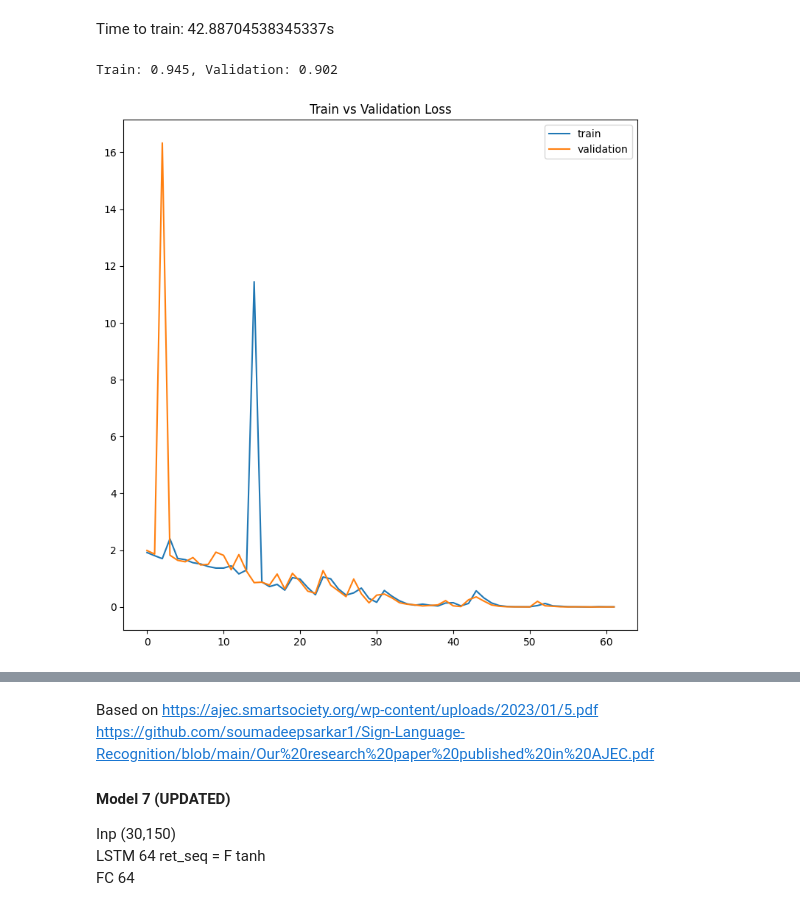
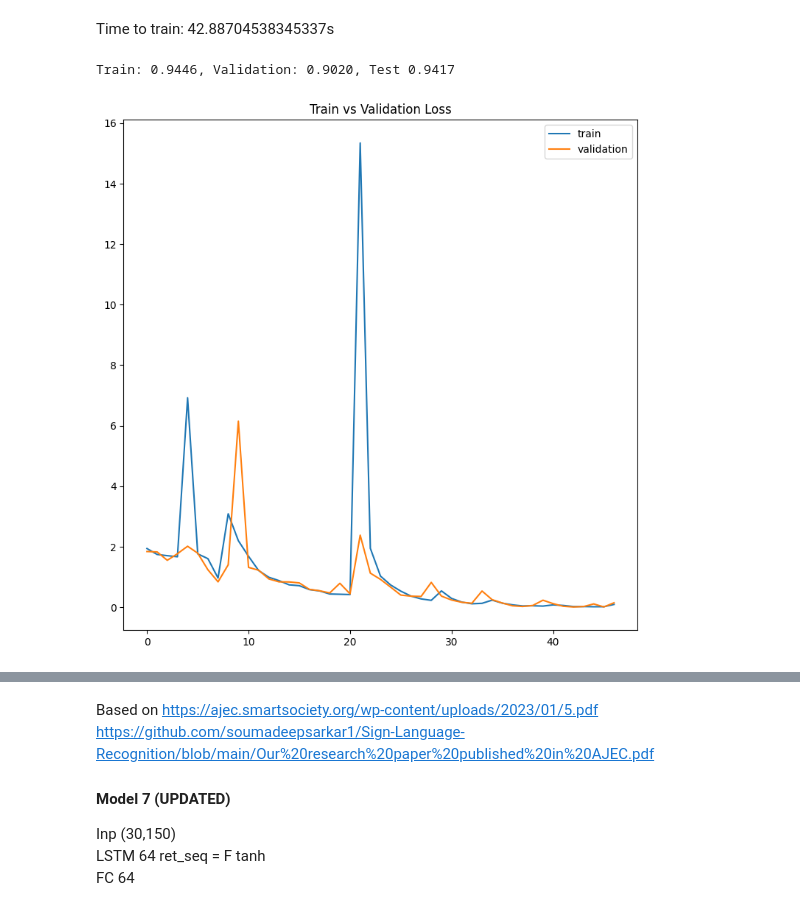
Before and after one commit to yuurichan/Racing-Game-Dynamic-GestRec, a Jupyter notebook: Mediapipe Holistics LSTM Test-Copy1_improv-8gest.ipynb, the cells around one changed output, grey strips where cells are left out. Drawn from its saved outputs; the diff is of its cells as text; code cells hidden in the pictures.

```diff
--- a/Mediapipe Holistics LSTM Test-Copy1_improv-8gest.ipynb
+++ b/Mediapipe Holistics LSTM Test-Copy1_improv-8gest.ipynb
@@ -2333,28 +2563,52 @@ BS - 32 <br>
 Data splitted as follows: <br>
 Train / Val = 75% / 15% <br>
 Train / Test = 75% of initial Train / 15% of initial Train
+# %%
+import pickle as pkl
+
+# Loading X_train, y_train
+with open("Dataset/_30F_LandmarkData_Backup/train_30f-deprecated.pkl", "rb") as f:
+    X_train, y_train = pkl.load(f)
+# %%
+import pickle as pkl
+
+# Loading X_test, y_test
+with open("Dataset/_30F_LandmarkData_Backup/test_30f-deprecated.pkl", "rb") as f:
+    X_test, y_test = pkl.load(f)
+# %%
+import pickle as pkl
+
+# Loading X_test, y_test
+with open("Dataset/_30F_LandmarkData_Backup/val_30f-deprecated.pkl", "rb") as f:
+    X_val, y_val = pkl.load(f)
 # %%
 model_1 = keras.models.load_model('models/30f_deprecated/30f-lstm_model_2-deprecated.keras')
+# %%
+import tensorflow as tf
+
+with open("models/30f_deprecated/history_1.pkl", "rb") as f:
+    history = pkl.load(f)
 # %% [markdown]
 Time to train: 42.88704538345337s
 # %%
 import matplotlib.pyplot as plt
 
 # evaluate the model
 _, train_acc = model_1.evaluate(X_train, y_train, verbose=0)
 _, val_acc = model_1.evaluate(X_val, y_val, verbose=0)
-print('Train: %.3f, Validation: %.3f' % (train_acc, val_acc))
+_, test_acc = model_1.evaluate(X_test, y_test, verbose=0)
+print('Train: %.4f, Validation: %.4f, Test %.4f' % (train_acc, val_acc, test_acc))
 
 # plot loss history
 plt.figure(figsize=(9,9))
 plt.plot(history.history['loss'], label='train')
 plt.plot(history.history['val_loss'], label='validation')
 plt.title('Train vs Validation Loss')
 plt.legend()
 plt.show()
 # %% [output]
-Train: 0.945, Validation: 0.902
+Train: 0.9446, Validation: 0.9020, Test 0.9417
-[figure, old version]
+[figure, new version]
 # %%
 # plot accuracy history
 plt.figure(figsize=(9,9))
```
Also changed, not shown: parts of 34 cells of this notebook, 12 other files.
